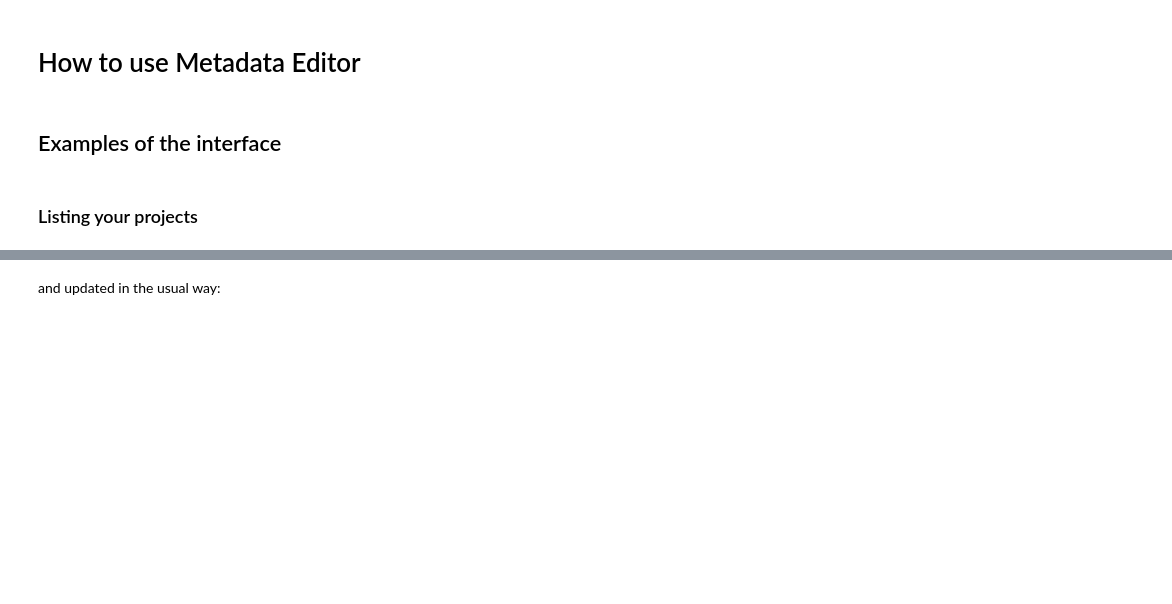
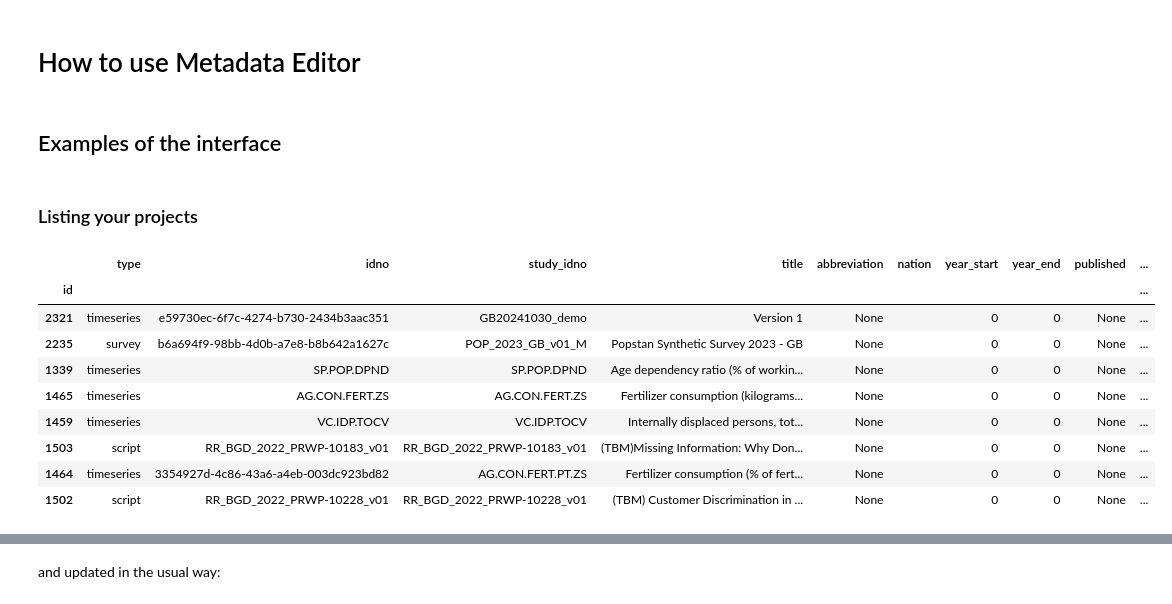
Before and after one commit to mah0001/pymetadataeditor, a Jupyter notebook: demo.ipynb, the cells around one changed output, grey strips where cells are left out. Saved outputs shown, nothing was run; the diff lists cells and outputs as text; code cells hidden in the pictures; blank space fills up the shorter version.

```diff
--- a/demo.ipynb
+++ b/demo.ipynb
@@ -11,6 +11,19 @@ api_url = os.getenv("API_URL")
 me = MetadataEditor(api_url=api_url, api_key=your_api_key, verify_ssl=False)
 # %% [markdown]
 ### Listing your projects
+# %%
+me.list_projects(limit=8)
+# %% [output]
+|  | type | idno | study_idno | title | abbreviation | nation | year_start | year_end | published | ... |
+| id |  |  |  |  |  |  |  |  |  | ... |
+| 2321 | timeseries | e59730ec-6f7c-4274-b730-2434b3aac351 | GB20241030_demo | Version 1 | None |  | 0 | 0 | None | ... |
+| 2235 | survey | b6a694f9-98bb-4d0b-a7e8-b8b642a1627c | POP_2023_GB_v01_M | Popstan Synthetic Survey 2023 - GB | None |  | 0 | 0 | None | ... |
+| 1339 | timeseries | SP.POP.DPND | SP.POP.DPND | Age dependency ratio (% of workin... | None |  | 0 | 0 | None | ... |
+| 1465 | timeseries | AG.CON.FERT.ZS | AG.CON.FERT.ZS | Fertilizer consumption (kilograms... | None |  | 0 | 0 | None | ... |
+| 1459 | timeseries | VC.IDP.TOCV | VC.IDP.TOCV | Internally displaced persons, tot... | None |  | 0 | 0 | None | ... |
+| 1503 | script | RR_BGD_2022_PRWP-10183_v01 | RR_BGD_2022_PRWP-10183_v01 | (TBM)Missing Information: Why Don... | None |  | 0 | 0 | None | ... |
+| 1464 | timeseries | 3354927d-4c86-43a6-a4eb-003dc923bd82 | AG.CON.FERT.PT.ZS | Fertilizer consumption (% of fert... | None |  | 0 | 0 | None | ... |
+| 1502 | script | RR_BGD_2022_PRWP-10228_v01 | RR_BGD_2022_PRWP-10228_v01 | (TBM) Customer Discrimination in ... | None |  | 0 | 0 | None | ... |
 # %%
 me.count_projects()
 # %% [output]
```
Also changed, not shown: parts of 58 cells of this notebook, 6 other files.
